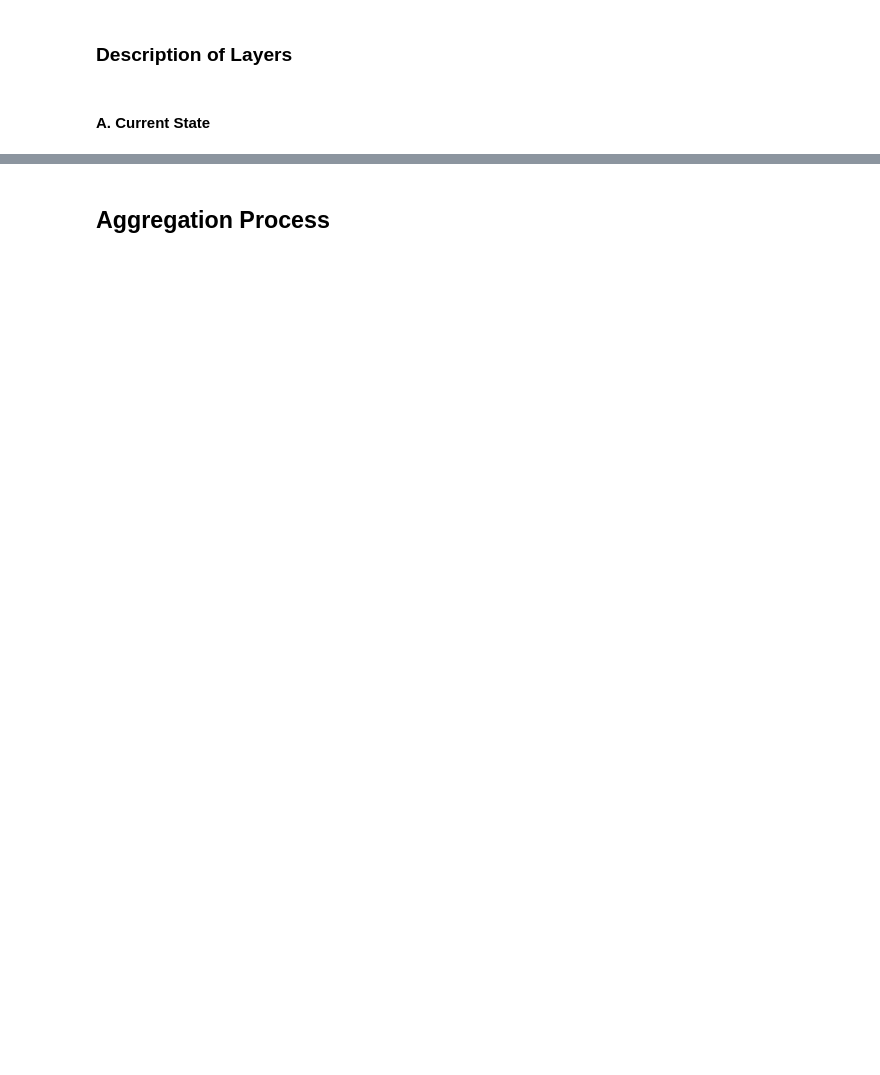
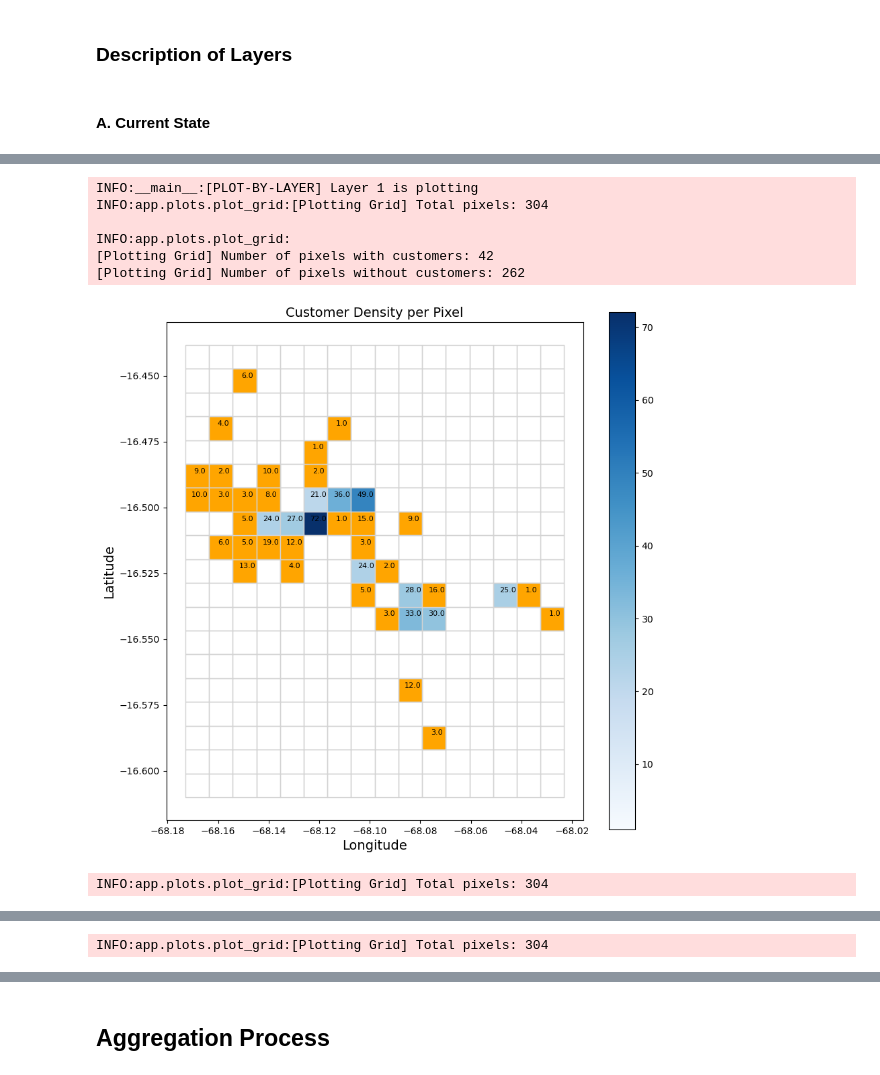
Before and after one commit to PitHurtado/clustering_over_discretization, a Jupyter notebook: notebooks/Playground v0 - pixel aggregation process.ipynb, the cells around one changed output, grey strips where cells are left out. Saved outputs shown, nothing was run; the diff lists cells and outputs as text; code cells hidden in the pictures; blank space fills up the shorter version.

```diff
--- a/notebooks/Playground v0 - pixel aggregation process.ipynb
+++ b/notebooks/Playground v0 - pixel aggregation process.ipynb
@@ -31,0 +97,16 @@ logging.basicConfig(level=logging.INFO)
+# %%
+# LAYER 1
+plot_by_layer(
+    layer=1,
+    df=df,
+    geo=grid_df,
+)
+# %% [output]
+INFO:__main__:[PLOT-BY-LAYER] Layer 1 is plotting
+INFO:app.plots.plot_grid:[Plotting Grid] Total pixels: 304
+
+INFO:app.plots.plot_grid:
+[Plotting Grid] Number of pixels with customers: 42
+[Plotting Grid] Number of pixels without customers: 262
+[figure, added]
+INFO:app.plots.plot_grid:[Plotting Grid] Total pixels: 304
@@ -31,0 +114 @@ logging.basicConfig(level=logging.INFO)
+INFO:app.plots.plot_grid:[Plotting Grid] Total pixels: 304
```
Also changed, not shown: parts of 31 cells of this notebook, 5 other files.
